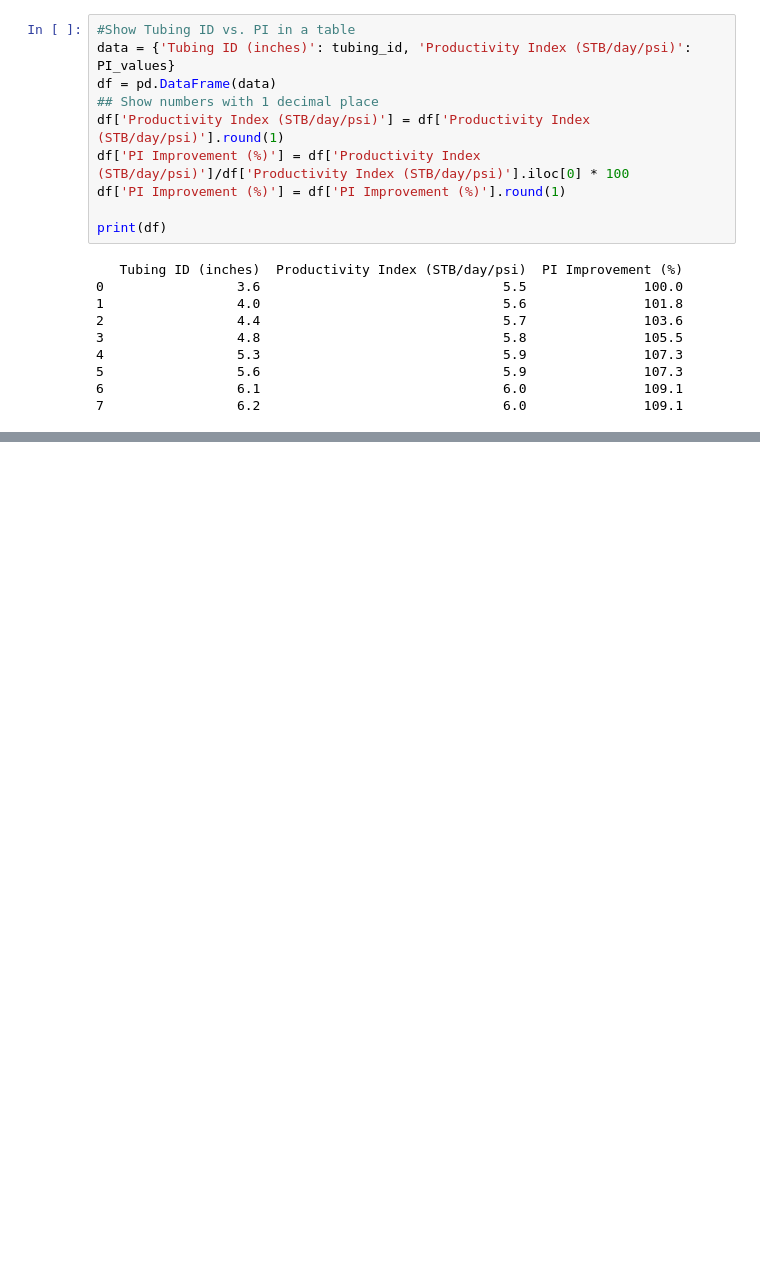
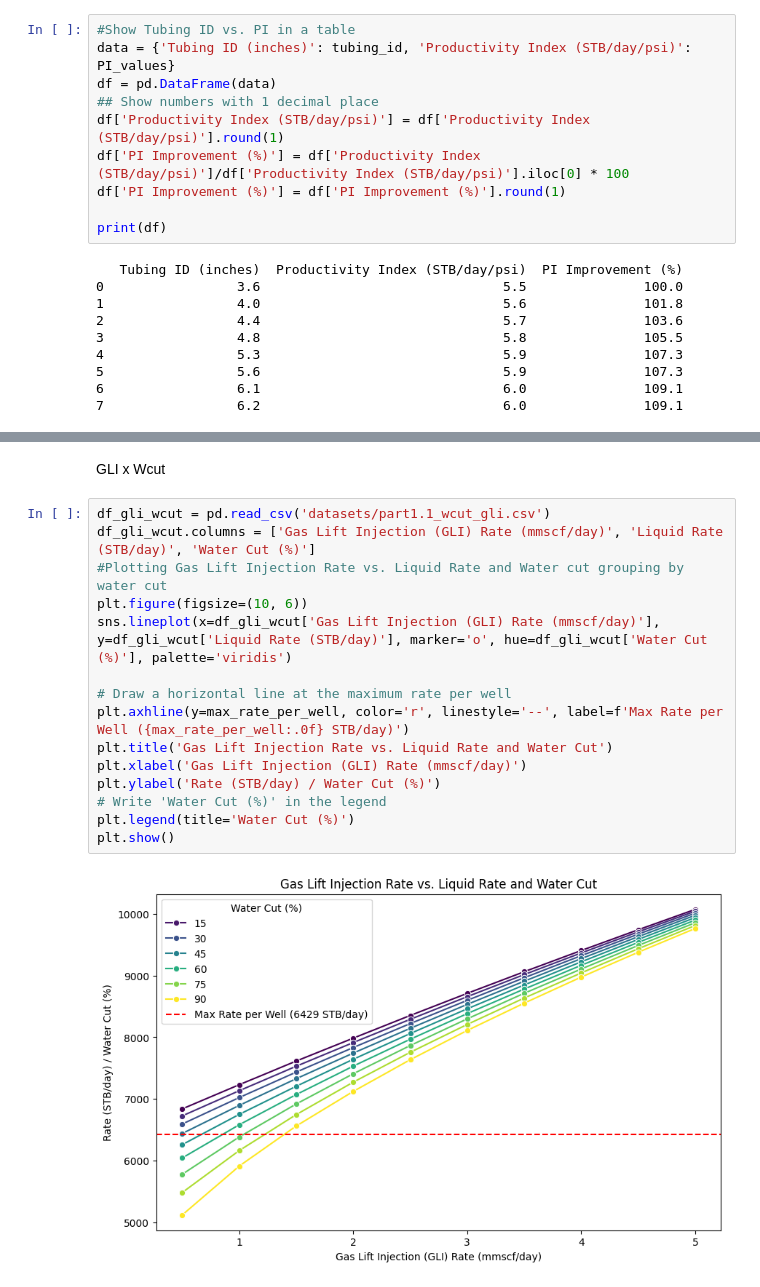
Before and after one commit to mocolega/PE7023-Project, a Jupyter notebook: python/Part1.ipynb, the cells around one changed output, grey strips where cells are left out. Drawn from its saved outputs; the diff is of its cells as text; blank space fills up the shorter version.

```diff
--- a/python/Part1.ipynb
+++ b/python/Part1.ipynb
@@ -151,0 +188,19 @@ id_x_rate
+# %% [markdown]
+GLI x Wcut
+# %%
+df_gli_wcut = pd.read_csv('datasets/part1.1_wcut_gli.csv')
+df_gli_wcut.columns = ['Gas Lift Injection (GLI) Rate (mmscf/day)', 'Liquid Rate (STB/day)', 'Water Cut (%)']
+#Plotting Gas Lift Injection Rate vs. Liquid Rate and Water cut grouping by water cut
+plt.figure(figsize=(10, 6))
+sns.lineplot(x=df_gli_wcut['Gas Lift Injection (GLI) Rate (mmscf/day)'], y=df_gli_wcut['Liquid Rate (STB/day)'], marker='o', hue=df_gli_wcut['Water Cut (%)'], palette='viridis')
+
+# Draw a horizontal line at the maximum rate per well
+plt.axhline(y=max_rate_per_well, color='r', linestyle='--', label=f'Max Rate per Well ({max_rate_per_well:.0f} STB/day)')
+plt.title('Gas Lift Injection Rate vs. Liquid Rate and Water Cut')
+plt.xlabel('Gas Lift Injection (GLI) Rate (mmscf/day)')
+plt.ylabel('Rate (STB/day) / Water Cut (%)')
+# Write 'Water Cut (%)' in the legend
+plt.legend(title='Water Cut (%)')
+plt.show()
+# %% [output]
+[figure, added]
```
Also changed, not shown: parts of 11 cells of this notebook, 16 other files.
